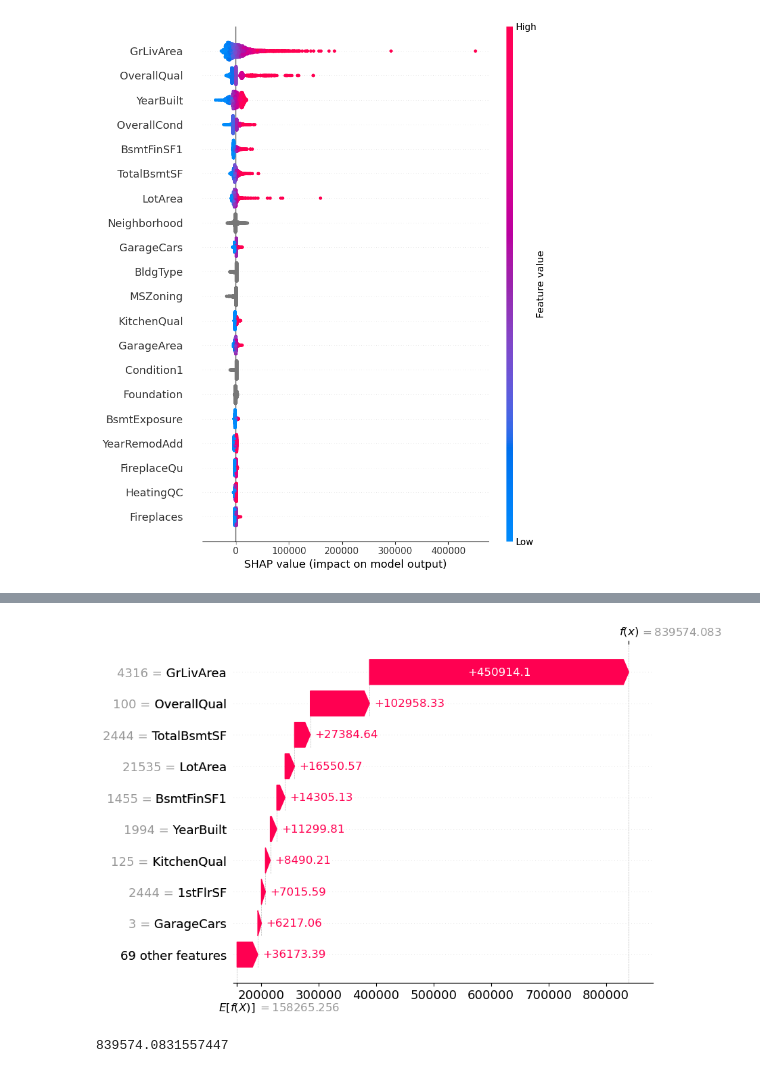
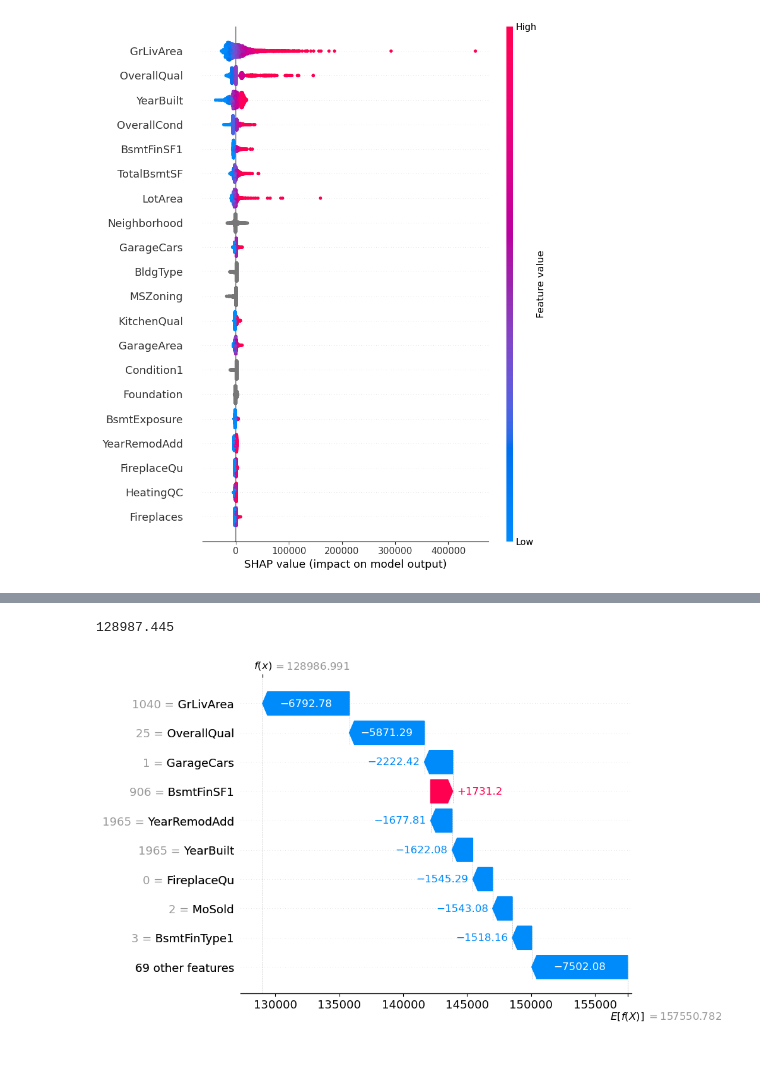
Before and after one commit to Na-ta-lie/Ames-Price-Prediction, a Jupyter notebook: Figuring_out_log_SHAP.ipynb, the cells around one changed output, grey strips where cells are left out. Drawn from its saved outputs; the diff is of its cells as text; code cells hidden in the pictures.

Commit message:
lasso and xgb both working with SHAP

```diff
--- a/Figuring_out_log_SHAP.ipynb
+++ b/Figuring_out_log_SHAP.ipynb
@@ -184,26 +172,3 @@ exp_lasso = shap.Explanation(dollar_shap_df_lasso.values,
 shap.summary_plot(exp_lasso)
 # %% [output]
 [figure]
-# %%
-observations = range(2333)
-dollar_shap_df = pd.DataFrame(columns=X_new_order.columns)
-order = X_new_order.columns
-
-for observation in observations:
-    shap_values = shap_values_df_lasso_log.iloc[observation].reindex(shap_values_df_lasso_log.iloc[observation].abs().sort_values().index)
-    features = shap_values.index.tolist()
-    values = shap_values.values.tolist()
-    bv = shap_values_lass_log.base_values[1]
-    SHAPs = values
-    changes = []
-
-    for shaps in SHAPs:
-        changes.append((np.exp(bv + shaps) - np.exp(bv)))
-        bv = bv + shaps
-
-    df_test = pd.DataFrame({'Feature': features, 'Change': changes})
-    df_test = df_test.set_index('Feature').T
-    df_ordered = df_test[order]
-    dollar_shap_df.loc[observation] = df_ordered.iloc[0]
-
-dollar_shap_df
@@ -227,0 +333,6 @@ lasso_predictions[807]
+# %%
+exp_xgb_OHE = shap.Explanation(dollar_shap_df_xgb.values,
+                       np.exp(shap_values_xgb.base_values),
+                       X_new_order)
+
+shap.summary_plot(exp_xgb_OHE, max_display= 20)
@@ -228,8 +341,8 @@ lasso_predictions[807]
+# %%
+xgb_OHE_predictions[2323]
+# %% [output]
+128987.445
 # %%
-shap.waterfall_plot(exp_lasso[807])
+shap.waterfall_plot(exp_xgb_OHE[2323])
 # %% [output]
-[figure, old version]
+[figure, new version]
-# %%
-lasso_predictions[807]
-# %% [output]
-839574.0831557447
```
Also changed, not shown: parts of 10 cells of this notebook.
